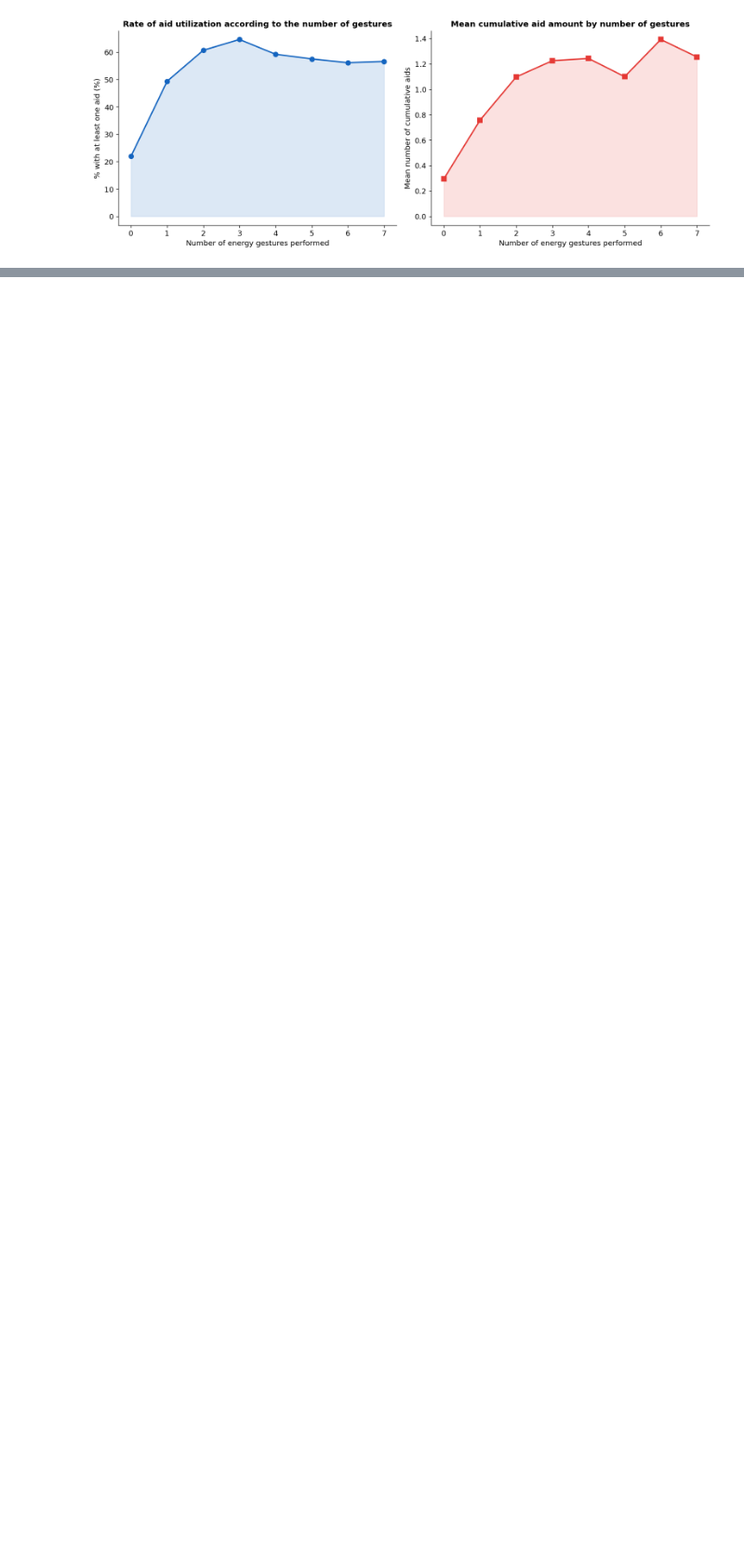
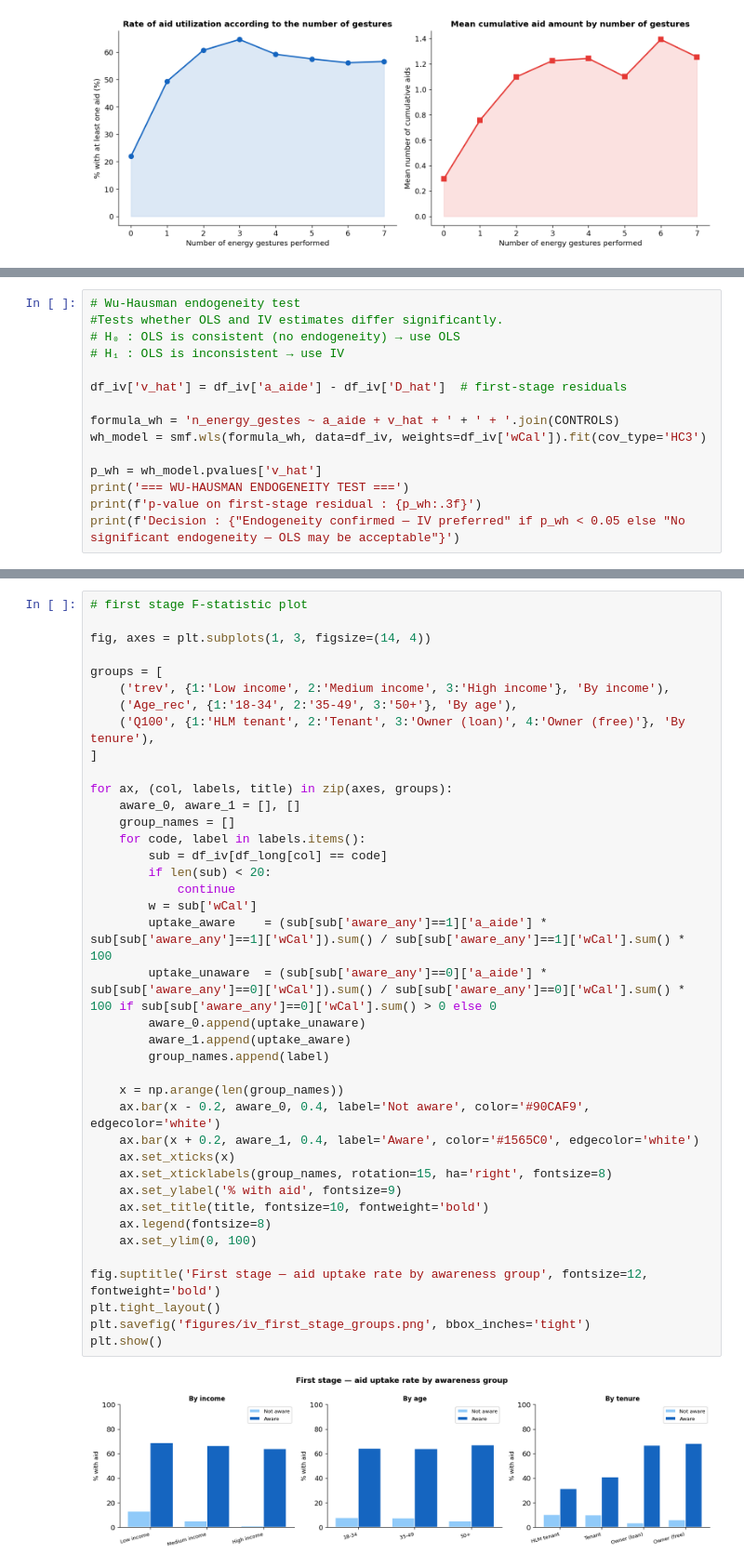
Before and after one commit to carlalucas/economics_energy_markets, a Jupyter notebook: 01_descriptive_analysis.ipynb, the cells around one changed output, grey strips where cells are left out. Shown at 93% size. Saved outputs shown, nothing was run; the diff lists cells and outputs as text; blank space fills up the shorter version.

Commit message:
aid additionality in energy renovation - IV approach

```diff
--- a/01_descriptive_analysis.ipynb
+++ b/01_descriptive_analysis.ipynb
@@ -1023,0 +1385,15 @@ plt.show()
+# %%
+# Wu-Hausman endogeneity test
+#Tests whether OLS and IV estimates differ significantly.
+# H₀ : OLS is consistent (no endogeneity) → use OLS
+# H₁ : OLS is inconsistent → use IV
+
+df_iv['v_hat'] = df_iv['a_aide'] - df_iv['D_hat']  # first-stage residuals
+
+formula_wh = 'n_energy_gestes ~ a_aide + v_hat + ' + ' + '.join(CONTROLS)
+wh_model = smf.wls(formula_wh, data=df_iv, weights=df_iv['wCal']).fit(cov_type='HC3')
+
+p_wh = wh_model.pvalues['v_hat']
+print('=== WU-HAUSMAN ENDOGENEITY TEST ===')
+print(f'p-value on first-stage residual : {p_wh:.3f}')
+print(f'Decision : {"Endogeneity confirmed — IV preferred" if p_wh < 0.05 else "No significant endogeneity — OLS may be acceptable"}')
@@ -1023,0 +1404,41 @@ plt.show()
+# %%
+# first stage F-statistic plot
+
+fig, axes = plt.subplots(1, 3, figsize=(14, 4))
+
+groups = [
+    ('trev', {1:'Low income', 2:'Medium income', 3:'High income'}, 'By income'),
+    ('Age_rec', {1:'18-34', 2:'35-49', 3:'50+'}, 'By age'),
+    ('Q100', {1:'HLM tenant', 2:'Tenant', 3:'Owner (loan)', 4:'Owner (free)'}, 'By tenure'),
+]
+
+for ax, (col, labels, title) in zip(axes, groups):
+    aware_0, aware_1 = [], []
+    group_names = []
+    for code, label in labels.items():
+        sub = df_iv[df_long[col] == code]
+        if len(sub) < 20:
+            continue
+        w = sub['wCal']
+        uptake_aware    = (sub[sub['aware_any']==1]['a_aide'] * sub[sub['aware_any']==1]['wCal']).sum() / sub[sub['aware_any']==1]['wCal'].sum() * 100
+        uptake_unaware  = (sub[sub['aware_any']==0]['a_aide'] * sub[sub['aware_any']==0]['wCal']).sum() / sub[sub['aware_any']==0]['wCal'].sum() * 100 if sub[sub['aware_any']==0]['wCal'].sum() > 0 else 0
+        aware_0.append(uptake_unaware)
+        aware_1.append(uptake_aware)
+        group_names.append(label)
+
+    x = np.arange(len(group_names))
+    ax.bar(x - 0.2, aware_0, 0.4, label='Not aware', color='#90CAF9', edgecolor='white')
+    ax.bar(x + 0.2, aware_1, 0.4, label='Aware', color='#1565C0', edgecolor='white')
+    ax.set_xticks(x)
+    ax.set_xticklabels(group_names, rotation=15, ha='right', fontsize=8)
+    ax.set_ylabel('% with aid', fontsize=9)
+    ax.set_title(title, fontsize=10, fontweight='bold')
+    ax.legend(fontsize=8)
+    ax.set_ylim(0, 100)
+
+fig.suptitle('First stage — aid uptake rate by awareness group', fontsize=12, fontweight='bold')
+plt.tight_layout()
+plt.savefig('figures/iv_first_stage_groups.png', bbox_inches='tight')
+plt.show()
+# %% [output]
+[figure, added]
```
Also changed, not shown: parts of 16 cells of this notebook, 16 other files.
